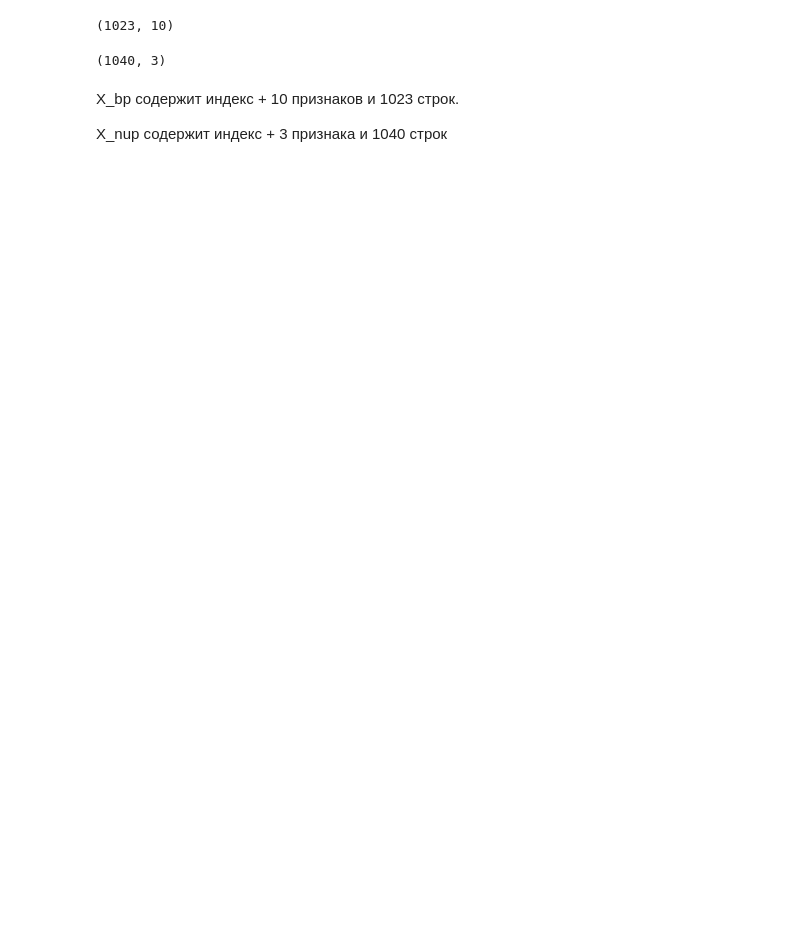
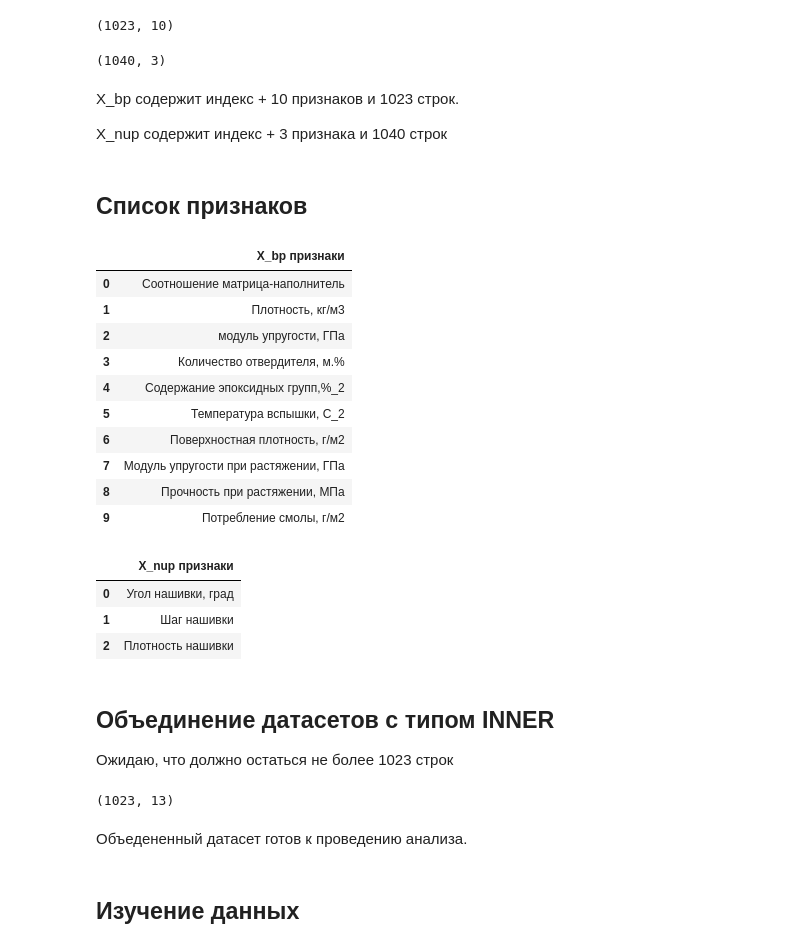
Before and after one commit to PsiStar79/VKR_PronkinSI, a Jupyter notebook: VKR_NotePad_PSI.ipynb, the cells around one changed output. Saved outputs shown, nothing was run; the diff lists cells and outputs as text; code cells hidden in the pictures; blank space fills up the shorter version.

Commit message:
Анализ данных + добавил недостающую библиотеку

```diff
--- a/VKR_NotePad_PSI.ipynb
+++ b/VKR_NotePad_PSI.ipynb
@@ -124,3 +147,36 @@ X_nup.shape
 X_bp содержит индекс + 10 признаков и 1023 строк.
 
 X_nup содержит индекс + 3 признака и 1040 строк
+# %% [markdown]
+## Список признаков
+# %%
+# Признаки для базальтопластика
+pd.DataFrame(X_bp.columns, columns=['X_bp признаки'])
+# %% [output]
+|  | X_bp признаки |
+| 0 | Соотношение матрица-наполнитель |
+| 1 | Плотность, кг/м3 |
+| 2 | модуль упругости, ГПа |
+| 3 | Количество отвердителя, м.% |
+| 4 | Содержание эпоксидных групп,%_2 |
+| 5 | Температура вспышки, С_2 |
+| 6 | Поверхностная плотность, г/м2 |
+| 7 | Модуль упругости при растяжении, ГПа |
+| 8 | Прочность при растяжении, МПа |
+| 9 | Потребление смолы, г/м2 |
+# %%
+# Признаки для Углепластика
+pd.DataFrame(X_nup.columns, columns=['X_nup признаки'])
+# %% [output]
+|  | X_nup признаки |
+| 0 | Угол нашивки, град |
+| 1 | Шаг нашивки |
+| 2 | Плотность нашивки |
+# %% [markdown]
+## Объединение датасетов с типом INNER
+Ожидаю, что  должно остаться не более 1023 строк
+# %%
+df = X_bp.join(X_nup, how='inner')
+df.shape
+# %% [output]
+(1023, 13)
@@ -126,0 +186,4 @@ X_nup содержит индекс + 3 признака и 1040 строк
+# %% [markdown]
+Объедененный датасет готов к проведению анализа.
+# %% [markdown]
+## Изучение  данных
```
Also changed, not shown: parts of 14 cells of this notebook.
